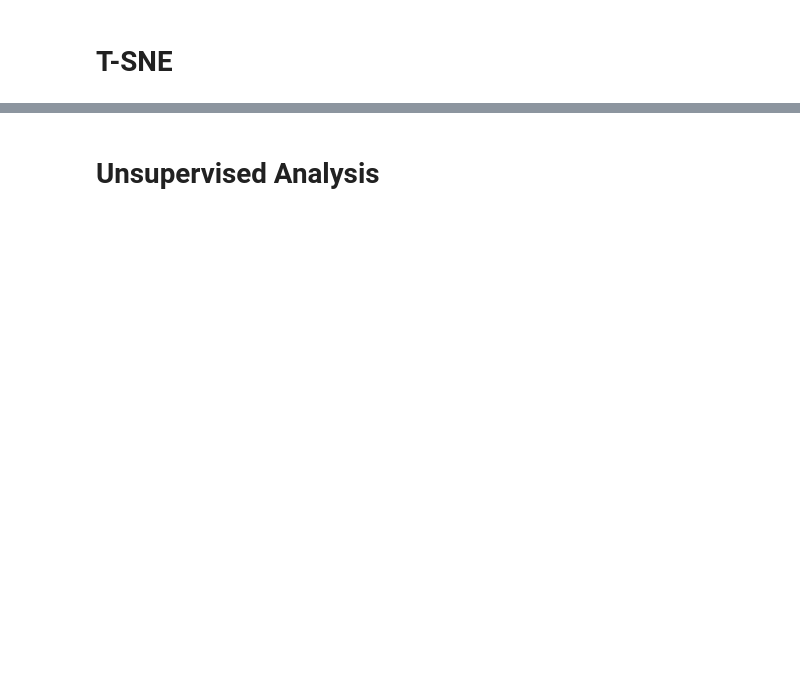
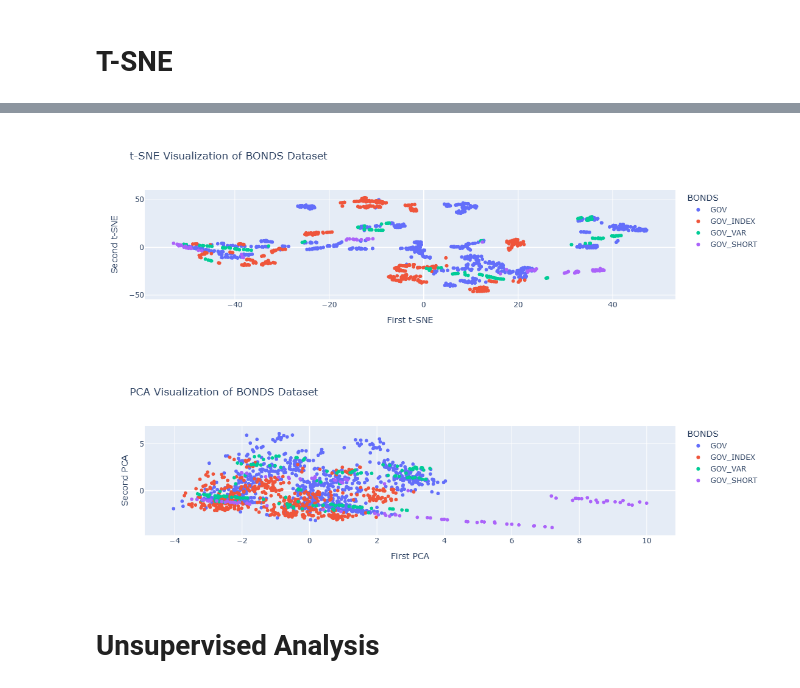
Before and after one commit to DorNatan/data-mining-project-2025, a Jupyter notebook: Data Mining Supervised & Unsupervised 2025.ipynb, the cells around one changed output, grey strips where cells are left out. Drawn from its saved outputs; the diff is of its cells as text; code cells hidden in the pictures; blank space fills up the shorter version.

```diff
--- a/Data Mining Supervised & Unsupervised 2025.ipynb
+++ b/Data Mining Supervised & Unsupervised 2025.ipynb
@@ -636,2 +577,81 @@ fig.show()
+# %%
+from sklearn.manifold import TSNE
+from sklearn.decomposition import PCA
+from sklearn.model_selection import train_test_split
+from sklearn.preprocessing import StandardScaler
+import pandas as pd
+import plotly.express as px
+
+# Example dataset (replace df with your DataFrame)
+data_scaled = df.copy()
+X = data_scaled.drop(columns=['BONDS'])
+y = data_scaled['BONDS']
+
+# Split into train and test sets
+X_train, X_test, y_train, y_test = train_test_split(X, y, test_size=0.2, random_state=42)
+
+# Define columns to scale
+col_to_scale = X_train.columns
+
+# Scale the features
+scaler = StandardScaler()
+X_train_scaled = scaler.fit_transform(X_train[col_to_scale])
+
+# Apply t-SNE
+tsne = TSNE(n_components=2, random_state=42, perplexity=min(30, len(X_train_scaled) - 1))
+X_train_tsne = tsne.fit_transform(X_train_scaled)
+
+# Create a DataFrame for t-SNE visualization
+tsne_df = pd.DataFrame({
+    "First t-SNE": X_train_tsne[:, 0],
+    "Second t-SNE": X_train_tsne[:, 1],
+    "BONDS": y_train.values
+})
+
+# Plot the t-SNE results
+tsne_fig = px.scatter(
+    tsne_df,
+    x="First t-SNE",
+    y="Second t-SNE",
+    color="BONDS",
+    title="t-SNE Visualization of BONDS Dataset"
+)
+
+tsne_fig.update_layout(
+    xaxis_title="First t-SNE",
+    yaxis_title="Second t-SNE",
+)
+
+# Apply PCA
+pca = PCA(n_components=2, random_state=42)
+X_train_pca = pca.fit_transform(X_train_scaled)
+
+# Create a DataFrame for PCA visualization
+pca_df = pd.DataFrame({
+    "First PCA": X_train_pca[:, 0],
+    "Second PCA": X_train_pca[:, 1],
+    "BONDS": y_train.values
+})
+
+# Plot the PCA results
+pca_fig = px.scatter(
+    pca_df,
+    x="First PCA",
+    y="Second PCA",
+    color="BONDS",
+    title="PCA Visualization of BONDS Dataset"
+)
+
+pca_fig.update_layout(
+    xaxis_title="First PCA",
+    yaxis_title="Second PCA",
+)
+
+# Show both visualizations
+tsne_fig.show()
+pca_fig.show()
+# %% [output]
+[figure, added]
+[figure, added]
 # %% [markdown]
 # Unsupervised Analysis
```
Also changed, not shown: parts of 26 cells of this notebook.
